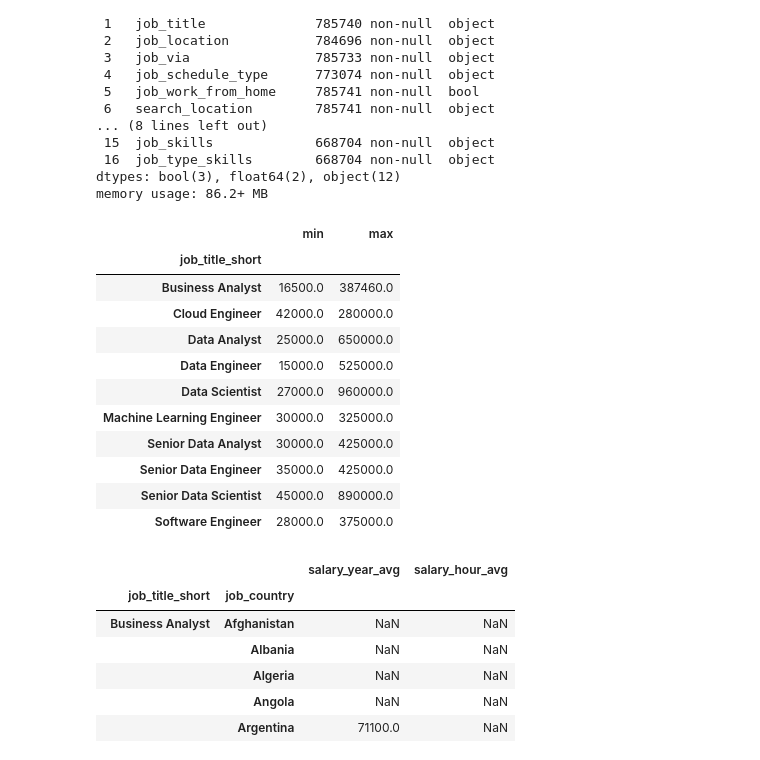
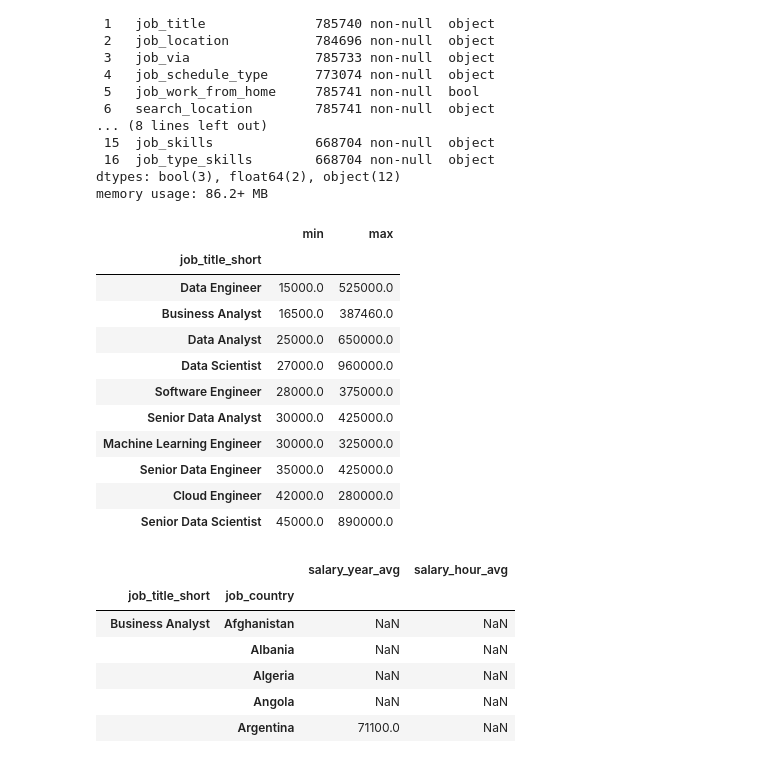
Before and after one commit to programmingconsole/Python_Data_Analytics, a Jupyter notebook: pyex1.ipynb, the cells around one changed output. Saved outputs shown, nothing was run; the diff lists cells and outputs as text; code cells hidden in the pictures.

```diff
--- a/pyex1.ipynb
+++ b/pyex1.ipynb
@@ -112,20 +117,20 @@ memory usage: 86.2+ MB
 # %%
 datas.groupby('job_title_short')['salary_year_avg'].median()
 
-datas.groupby('job_title_short')['salary_year_avg'].agg(['min','max'])
+datas.groupby('job_title_short')['salary_year_avg'].agg(['min','max']).sort_values(by='min')
 # %% [output]
 |  | min | max |
 | job_title_short |  |  |
+| Data Engineer | 15000.0 | 525000.0 |
 | Business Analyst | 16500.0 | 387460.0 |
+| Data Analyst | 25000.0 | 650000.0 |
+| Data Scientist | 27000.0 | 960000.0 |
+| Software Engineer | 28000.0 | 375000.0 |
+| Senior Data Analyst | 30000.0 | 425000.0 |
+| Machine Learning Engineer | 30000.0 | 325000.0 |
+| Senior Data Engineer | 35000.0 | 425000.0 |
 | Cloud Engineer | 42000.0 | 280000.0 |
-| Data Analyst | 25000.0 | 650000.0 |
-| Data Engineer | 15000.0 | 525000.0 |
-| Data Scientist | 27000.0 | 960000.0 |
-| Machine Learning Engineer | 30000.0 | 325000.0 |
-| Senior Data Analyst | 30000.0 | 425000.0 |
-| Senior Data Engineer | 35000.0 | 425000.0 |
 | Senior Data Scientist | 45000.0 | 890000.0 |
-| Software Engineer | 28000.0 | 375000.0 |
 # %%
 datas.groupby(['job_title_short','job_country'])[['salary_year_avg','salary_hour_avg']].median()
 # %% [output]
```
Also changed, not shown: parts of 2 cells of this notebook.
